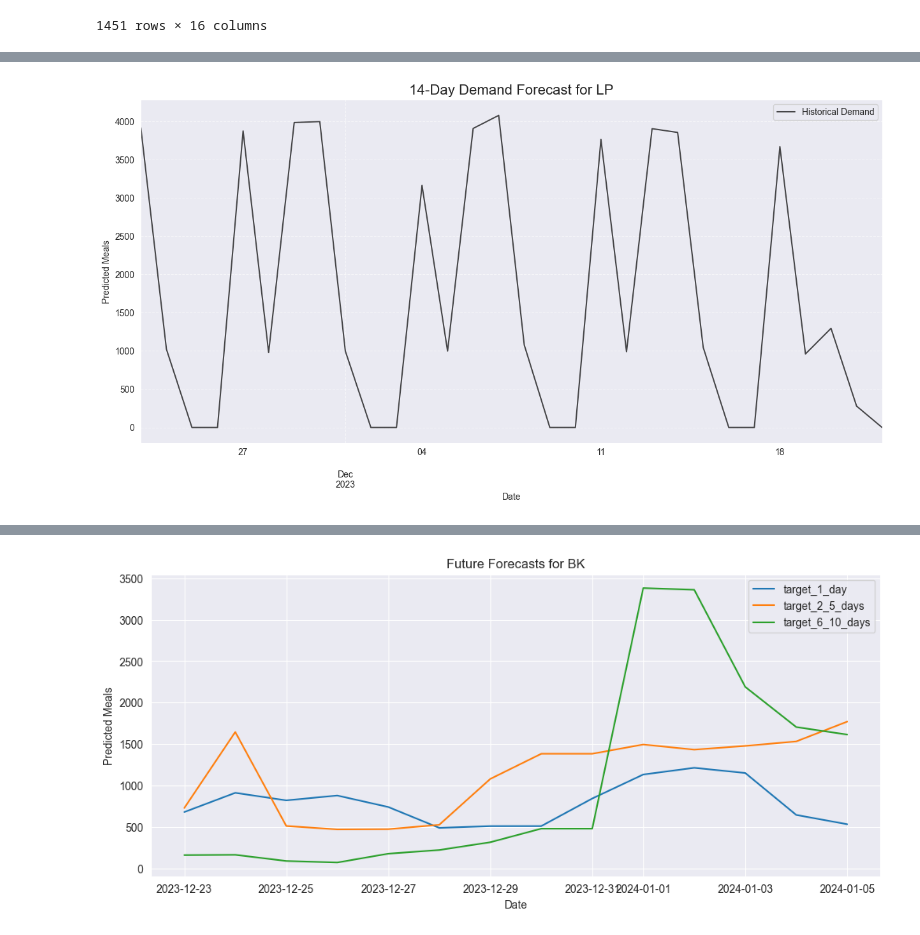
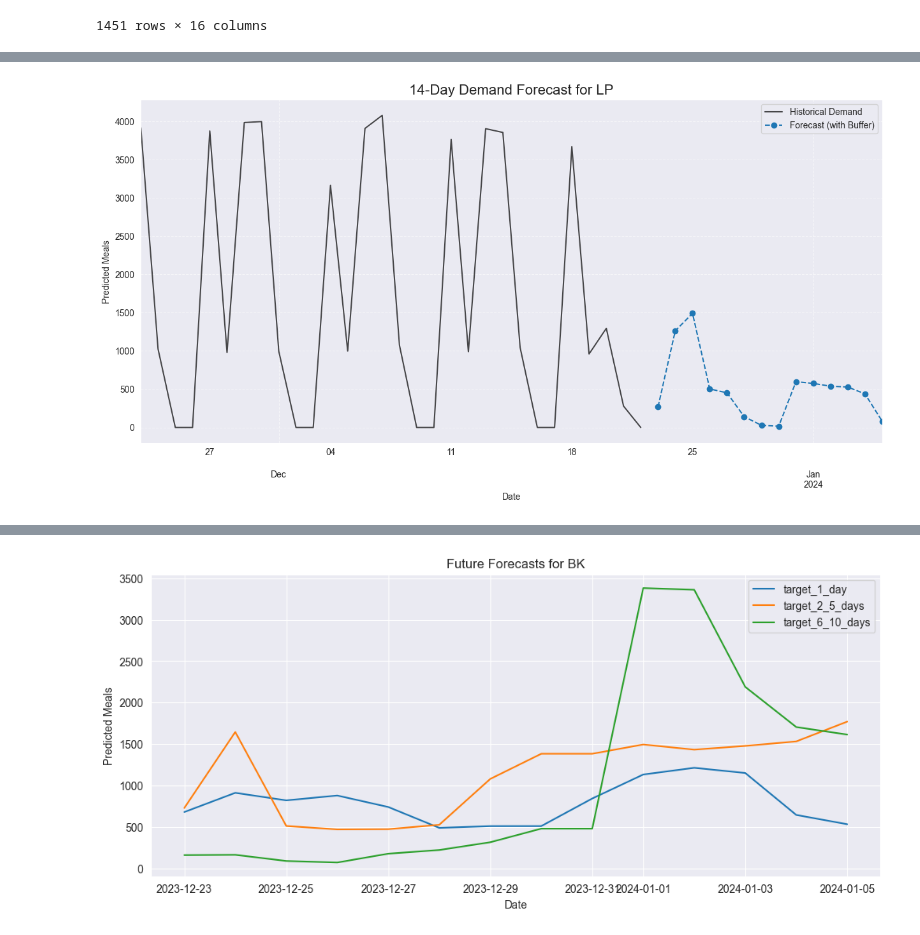
Before and after one commit to shayanxmoradi/Stattkueche, a Jupyter notebook: randomforest.ipynb, the cells around one changed output, grey strips where cells are left out. Cells and saved outputs as stored; diff of their text form; code cells hidden in the pictures.

Commit message:
visuals

```diff
--- a/randomforest.ipynb
+++ b/randomforest.ipynb
@@ -470,13 +454,13 @@ Generating visualization for a sample model...
 # %%
 # show worst predications
 # %%
-# --- 6. GENERATING FUTURE FORECASTS (CORRECTED) ---
+
+# --- 6. GENERATING FUTURE FORECASTS (WITH SAFETY BUFFER) ---
 print("\n--- Step 6: Generating Future Forecasts ---")
 
 last_date = pivot_demand.index.max()
 future_dates = pd.date_range(start=last_date + pd.Timedelta(days=1), periods=14, freq='D')
 
-# Create the base time-based features for the future
 future_features_base = pd.DataFrame(index=future_dates)
 future_features_base['day_of_year'] = future_features_base.index.dayofyear
 future_features_base['weekday'] = future_features_base.index.weekday
@@ -488,72 +472,71 @@ future_features_base['sin_doy'] = np.sin(2 * np.pi * future_features_base['day_o
 future_features_base['cos_doy'] = np.cos(2 * np.pi * future_features_base['day_of_year'] / 365.25)
 future_features_base['is_holiday'] = future_features_base.index.to_series().apply(lambda x: int(x in de_holidays))
 
-print("Predicting future demand...")
 future_predictions = {}
-
-# Combine historical and future index for calculating future features
 full_pivot_history = pd.concat([pivot_demand, pd.DataFrame(index=future_dates)])
 
 for site in models:
     future_predictions[site] = {}
     temp_future_features = future_features_base.copy()
-
-    # Get the complete history for this specific site
     full_series = pd.concat([pivot_demand[site], pd.Series(index=temp_future_features.index, dtype='float64')])
 
-    # *** START OF FIX ***
-    # Recreate ALL features exactly as they were for training
-
-    # 1. Recreate GENERIC features (mean across all sites)
-    # These were the features causing the KeyError
+    # Recreate all features exactly as they were for training
     for lag in [1, 2, 3, 7, 14]:
-        temp_future_features[f'lag_{lag}'] = full_pivot_history.shift(lag).mean(axis=1)[temp_future_features.index]
-
-    # These rolling means are based on the generic 'lag_1' feature
-    temp_future_features['rolling_mean_7'] = temp_future_features['lag_1'].rolling(window=7).mean()
-    temp_future_features['rolling_mean_14'] = temp_future_features['lag_1'].rolling(window=14).mean()
-
-    # 2. Recreate SITE-SPECIFIC features
+        temp_future_features[f'lag_{lag}'] = full_pivot_history.shift(lag).mean(axis=1).loc[temp_future_features.index]
+    temp_future_features['rolling_mean_7'] = temp_future_features['lag_1'].rolling(window=7, min_periods=1).mean()
+    temp_future_features['rolling_mean_14'] = temp_future_features['lag_1'].rolling(window=14, min_periods=1).mean()
     for lag in [1, 2, 3, 7, 14]:
-        temp_future_features[f'site_lag_{lag}'] = full_series.shift(lag)[temp_future_features.index]
-    temp_future_features['site_rolling_mean_7'] = full_series.shift(1).rolling(window=7).mean()[
+        temp_future_features[f'site_lag_{lag}'] = full_series.shift(lag).loc[temp_future_features.index]
+    temp_future_features['site_rolling_mean_7'] = full_series.shift(1).rolling(window=7, min_periods=1).mean().loc[
         temp_future_features.index]
-    temp_future_features['site_rolling_mean_14'] = full_series.shift(1).rolling(window=14).mean()[
+    temp_future_features['site_rolling_mean_14'] = full_series.shift(1).rolling(window=14, min_periods=1).mean().loc[
         temp_future_features.index]
-    # *** END OF FIX ***
 
     temp_future_features = temp_future_features.ffill().bfill().fillna(0)
 
     for horizon, model_info in models[site].items():
         model = model_info['model']
-        # Now the columns in temp_future_features will match reg_features
         X_future = temp_future_features[reg_features]
-        predictions = model.predict(X_future)
+        raw_predictions = model.predict(X_future)
+
+        # --- APPLY SAFETY BUFFER FOR FUTURE FORECASTS ---
+        safety_buffer_factor = 1.1  # Use the same factor as in evaluation
+        predictions = raw_predictions * safety_buffer_factor
         future_predictions[site][horizon] = predictions
 
-# Format the forecast for the first day for easy reading
+# --- ROUND UP FORECASTS ---
 forecast_day_1 = pd.DataFrame({
     site: {
-        horizon: f"{int(preds[0])} meals" for horizon, preds in site_preds.items()
+        horizon: f"{int(np.ceil(preds[0]))} meals" for horizon, preds in site_preds.items()
     } for site, site_preds in future_predictions.items()
 }).T
 
-# --- VISUALIZATION 6.1: FINAL FORECAST PLOTS ---
-print("\nInsight: Here are the final 14-day forecasts for each site.")
+# --- VISUALIZATION OF FUTURE FORECASTS (FIX FOR USERWARNING) ---
+# The original code mixed pandas and matplotlib plotting functions, causing a warning.
+# This version uses a consistent approach to prevent it.
 for site in future_predictions:
-    plt.figure(figsize=(15, 7))
-    # Plot historical data for context
-    pivot_demand[site].tail(30).plot(label='Historical Demand', color='black', alpha=0.7)
-    for horizon in future_predictions[site]:
-        # Only plot the 1-Day Ahead forecast for clarity, or choose another primary one
-        if '1-Day' in horizon:
-             plt.plot(future_dates, future_predictions[site][horizon], label=f'Forecast ({horizon})', linestyle='--', marker='o')
-    plt.title(f'14-Day Demand Forecast for {site}', fontsize=16)
-    plt.xlabel('Date')
-    plt.ylabel('Predicted Meals')
-    plt.legend()
-    plt.grid(True, linestyle='--', alpha=0.6)
+    # Create a new figure and axes for each plot to ensure they are clean
+    fig, ax = plt.subplots(figsize=(15, 7))
+
+    # Plot historical data using pandas on the created axes
+    pivot_demand[site].tail(30).plot(label='Historical Demand', color='black', alpha=0.7, ax=ax)
+
+    # Plot only the clearest, 1-day ahead forecast
+    horizon_to_plot = 'target_1_day'
+    if horizon_to_plot in future_predictions[site]:
+        # Create a pandas Series for the forecast so we can use the pandas .plot() method,
+        # which avoids the converter warning.
+        forecast_series = pd.Series(future_predictions[site][horizon_to_plot], index=future_dates)
+        forecast_series.plot(label=f'Forecast (with Buffer)', linestyle='--', marker='o', ax=ax)
+
+    # Use the axes object to set plot properties
+    ax.set_title(f'14-Day Demand Forecast for {site}', fontsize=16)
+    ax.set_xlabel('Date')
+    ax.set_ylabel('Predicted Meals')
+    ax.legend()
+    ax.grid(True, linestyle='--', alpha=0.6)
     plt.show()
+
 print("\nSample Forecast for the next available day:")
 print(forecast_day_1)
 print("\n--- End of Step 6 ---")
@@ -566 +546 @@ Insight: Here are the final 14-day forecasts for each site.
-[figure, old version]
+[figure, new version]
```
Also changed, not shown: parts of 2 cells of this notebook.
